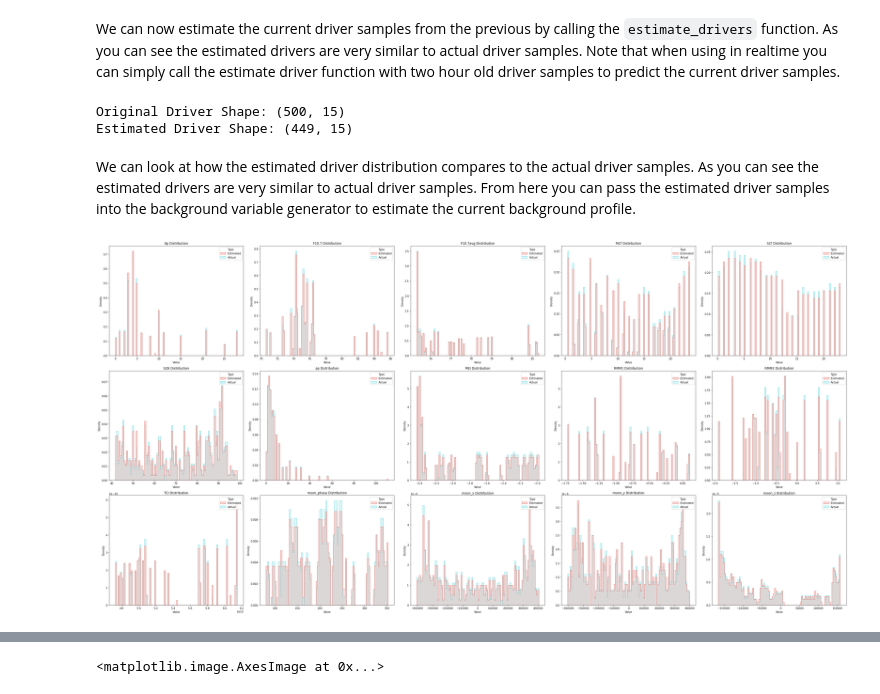
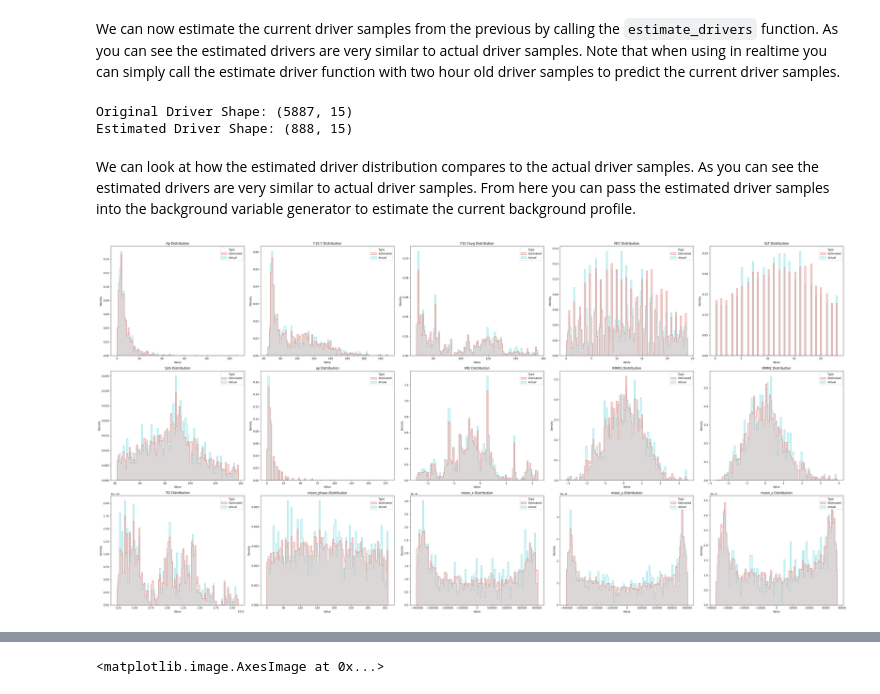
Before and after one commit to sri-geospace/atmosense-abcgan, a Jupyter notebook: tutorials/demo.ipynb, the cells around one changed output, grey strips where cells are left out. Cells and saved outputs as stored; diff of their text form; code cells hidden in the pictures.

```diff
--- a/tutorials/demo.ipynb
+++ b/tutorials/demo.ipynb
@@ -281,0 +68,10 @@ prev_drivers = drivers[prev_dr_map]
+# %%
+fname = 'tutorial_all.h5'
+drivers, bvs, alt_mask, hfps, wave_mask, unix_time = load_h5_data(fname, load_hfp=True, n_samples=500)
+
+print(f"Drivers Shape : {drivers.shape}")
+print(f"Background Variables Shape : {bvs.shape}")
+print(f"Alt Mask Shape : {alt_mask.shape}")
+print(f"Background Variables Shape : {hfps.shape}")
+print(f"Alt Mask Shape : {wave_mask.shape}")
+print(f"Unix Time Stamp Shape : {unix_time.shape}")
@@ -281,0 +255,5 @@ prev_drivers = drivers[prev_dr_map]
+# %%
+G_bvs, G_hfps, G_b = abcgan.generate(drivers, generate_hfps=True)
+Gb_mask = G_b < np.random.uniform(size=len(G_b))
+print(f'Generated HFP Shape: {G_hfps.shape}')
+print(f'Generated BV Shape: {G_bvs.shape}')
@@ -282,36 +417,36 @@ prev_drivers = drivers[prev_dr_map]
+# %%
+curr_drivers, _, _, unix_time = load_h5_data(fname, n_samples=None)
+prev_dr_map, dr_mask = prev_driver_mask(unix_time)
+prev_drivers = curr_drivers[prev_dr_map]
 # %% [markdown]
 We can now estimate the current driver samples from the previous by calling the `estimate_drivers` function. As you can see the
 estimated drivers are very similar to actual driver samples. Note that when using in realtime you can simply call the
 estimate driver function with two hour old driver samples to predict the current driver samples.
 # %%
 est_drivers = estimate_drivers(prev_drivers, model='dr_gan')
-print(f'Original Driver Shape: {drivers.shape}')
+print(f'Original Driver Shape: {curr_drivers.shape}')
 print(f'Estimated Driver Shape: {est_drivers.shape}')
 # %% [output]
-Original Driver Shape: (500, 15)
-Estimated Driver Shape: (449, 15)
+Original Driver Shape: (5887, 15)
+Estimated Driver Shape: (888, 15)
 # %% [markdown]
 We can look at how the estimated driver distribution compares to the actual driver samples. As you can see the
 estimated drivers are very similar to actual driver samples. From here you can pass the estimated driver samples
 into the background variable generator to estimate the current background profile.
 # %%
-i_range = 3
-j_range = 5
-fig, ax = plt.subplots(i_range, j_range, figsize=(40, 20))
-for i in range(i_range):
-    for j in range(j_range):
-        x1 = drivers[:, j_range * i + j]
-        x2 = prev_drivers[:, j_range * i + j]
-        x = np.hstack((x1, x2))
-        hue = ['Estimated'] * len(x1) + ['Actual'] * len(x2)
-        data = pd.DataFrame({'Value': x, 'Type': hue})
-        sns.histplot(data=data, x='Value', hue='Type', ax=ax[i, j],
-                     element='step', bins=100, legend=True, stat='density',
-                     palette='hls', alpha=0.2,
-                     hue_order=['Estimated', 'Actual'],
-                     common_norm=False)
-        ax[i, j].set_title(f'{const.driver_names[j_range * i + j]} Distribution')
+fig, ax = plt.subplots(3, 5, figsize=(40, 20))
+ax = ax.flatten()
+for i in range(len(ax)):
+    x = np.hstack((curr_drivers[:, i], prev_drivers[:, i]))
+    hue = ['Estimated'] * len(curr_drivers[:, i]) + ['Actual'] * len(prev_drivers[:, i])
+    data = pd.DataFrame({'Value': x, 'Type': hue})
+    sns.histplot(data=data, x='Value', hue='Type', ax=ax[i],
+                 element='step', bins=100, legend=True, stat='density',
+                 palette='hls', alpha=0.2,
+                 hue_order=['Estimated', 'Actual'],
+                 common_norm=False)
+    ax[i].set_title(f'{const.driver_names[i]} Distribution')
 plt.tight_layout()
 plt.show()
 # %% [output]
-[figure, old version]
+[figure, new version]
```
Also changed, not shown: parts of 109 cells of this notebook, 37 other files.
